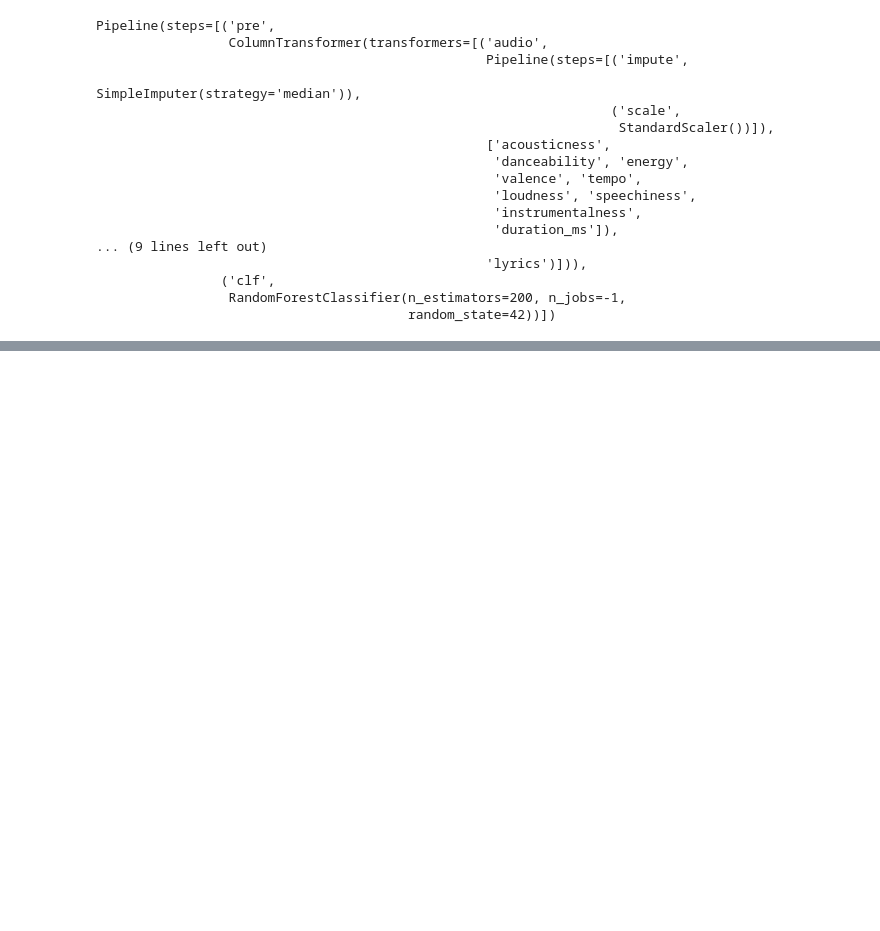
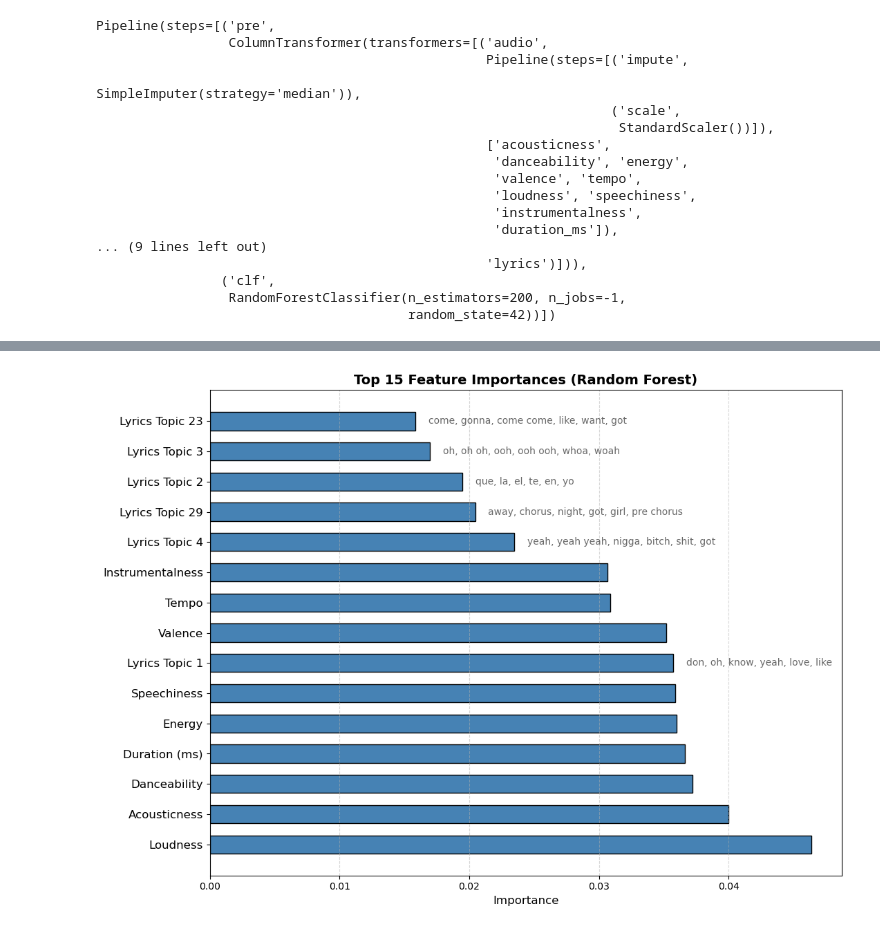
Before and after one commit to priedeler/T06_MusikPopularity, a Jupyter notebook: 02_Models/KNN.ipynb, the cells around one changed output, grey strips where cells are left out. Cells and saved outputs as stored; diff of their text form; code cells hidden in the pictures; blank space fills up the shorter version.

```diff
--- a/02_Models/KNN.ipynb
+++ b/02_Models/KNN.ipynb
@@ -568,0 +640,55 @@ In short: this is a solid end-to-end baseline system, and the next gains will li
+# %%
+# Showing only the top 15 most important features in a clean horizontal bar chart with feature names on the y-axis, and annotating lyrics topics with their top words
+importances = clf.named_steps['clf'].feature_importances_ if hasattr(clf.named_steps['clf'], 'feature_importances_') else None
+
+if importances is not None:
+    try:
+        # Clean up feature names for display
+        def clean_feat_name(name):
+            if name == 'duration_ms':
+                return 'Duration (ms)'
+            return name.replace('_', ' ').title()
+        audio_feats = [c for c in ['acousticness','danceability','energy','valence','tempo','loudness','speechiness','instrumentalness','duration_ms'] if c in X.columns]
+        n_text = 100  # n_components in SVD
+        text_feats = [f'Lyrics Topic {i+1}' for i in range(n_text)]  # Remove underscores here
+        all_feats = audio_feats + text_feats
+        if len(all_feats) == len(importances):
+            display_names = np.array([clean_feat_name(f) if not f.startswith('Lyrics Topic') else f for f in all_feats])
+        else:
+            display_names = np.array([f'Feature {i+1}' for i in range(len(importances))])
+    except Exception:
+        display_names = np.array([f'Feature {i+1}' for i in range(len(importances))])
+    indices = np.argsort(importances)[::-1][:15]  # Top 15
+    plt.figure(figsize=(11,8))
+    bars = plt.barh(range(len(indices)), importances[indices][::-1], align='center', color='steelblue', edgecolor='black', height=0.6)
+    plt.yticks(range(len(indices)), display_names[indices][::-1], fontsize=12)
+    plt.xlabel('Importance', fontsize=12)
+    plt.title('Top 15 Feature Importances (Random Forest)', fontsize=14, weight='bold')
+    plt.gca().invert_yaxis()  # Highest importance at top
+    plt.grid(axis='x', linestyle='--', alpha=0.5)
+    # Annotate lyrics topics with top words
+    try:
+        # Getting SVD and TFIDF from pipeline
+        svd = clf.named_steps['pre'].named_transformers_['lyrics'].named_steps['svd']
+        tfidf = clf.named_steps['pre'].named_transformers_['lyrics'].named_steps['tfidf']
+        vocab = np.array(tfidf.get_feature_names_out())
+        for i, idx in enumerate(indices[::-1]):
+            feat = display_names[idx]
+            # Match both 'Lyrics Topic #' and 'Lyrics_Topic_#' for annotation
+            if (isinstance(feat, str) and (feat.startswith('Lyrics Topic ') or feat.startswith('Lyrics_Topic_'))) and svd is not None and tfidf is not None:
+                # Extract topic number regardless of format
+                topic_num = int(''.join(filter(str.isdigit, feat))) - 1
+                if topic_num < svd.components_.shape[0]:
+                    comp = svd.components_[topic_num]
+                    top_word_indices = np.argsort(comp)[::-1][:6]
+                    top_words = vocab[top_word_indices]
+                    annotation = ', '.join(top_words)
+                    plt.text(importances[idx]+0.001, i, annotation, va='center', fontsize=10, color='dimgray')
+    except Exception as e:
+        print('Could not annotate lyrics topics:', e)
+    plt.tight_layout()
+    plt.show()
+else:
+    print('Feature importances not available for this model.')
+# %% [output]
+[figure, added]
```
Also changed, not shown: parts of 61 cells of this notebook.
